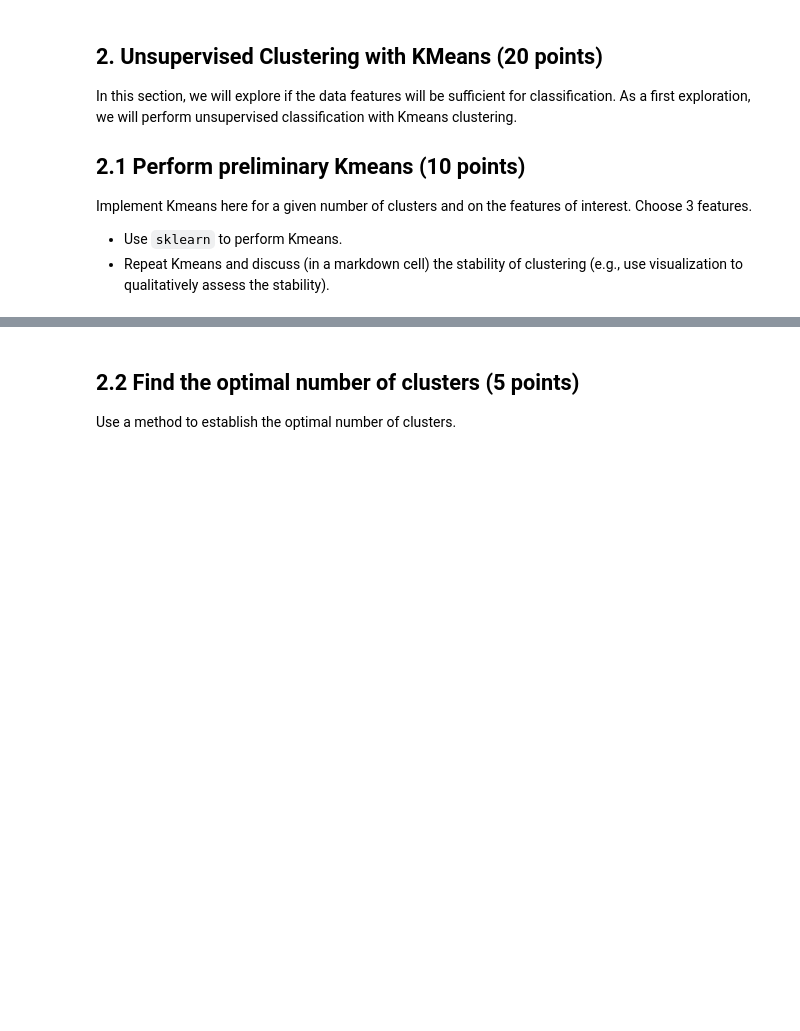
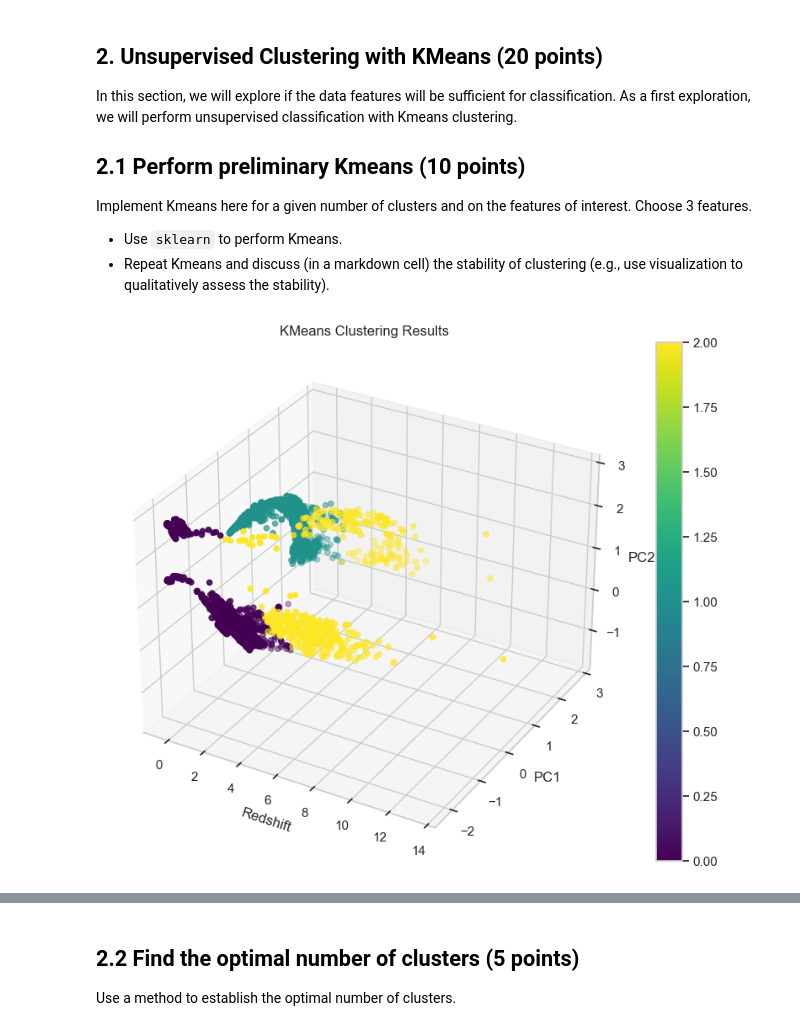
Before and after one commit to sryisjelly/MLGEO2024_LiangtongW, a Jupyter notebook: HW2/Homework_CML.ipynb, the cells around one changed output, grey strips where cells are left out. Drawn from its saved outputs; the diff is of its cells as text; code cells hidden in the pictures; blank space fills up the shorter version.

```diff
--- a/HW2/Homework_CML.ipynb
+++ b/HW2/Homework_CML.ipynb
@@ -613,0 +635,32 @@ Implement Kmeans here for a given number of clusters and on the features of inte
+# %%
+# Choosing features ['redshift', 'PC1', 'PC2'] based on their relevance,
+# ability to reduce complexity while maintaining information,
+# and their potential for providing a clear understanding of the model performance at the outset.
+features = ['redshift', 'PC1', 'PC2']
+X = updated_df[features]
+
+# Standardize the features
+scaler = StandardScaler()
+X_scaled = scaler.fit_transform(X)
+
+# Perform KMeans for a given number of clusters (3)
+n_clusters = 3
+kmeans = KMeans(n_clusters=n_clusters, random_state=42, n_init=10)
+cluster_labels = kmeans.fit_predict(X_scaled)
+
+# Visualize the clustering results
+fig = plt.figure(figsize=(10, 8))
+ax = fig.add_subplot(111, projection='3d') # Create a 3D plot
+scatter = ax.scatter(X_scaled[:, 0], X_scaled[:, 1], X_scaled[:, 2], c=cluster_labels, cmap='viridis')
+
+# Add labels and title
+ax.set_xlabel('Redshift')
+ax.set_ylabel('PC1')
+ax.set_zlabel('PC2')
+plt.title('KMeans Clustering Results')
+
+# Add a colorbar
+plt.colorbar(scatter)
+plt.show()
+# %% [output]
+[figure, added]
```
Also changed, not shown: parts of 33 cells of this notebook.
